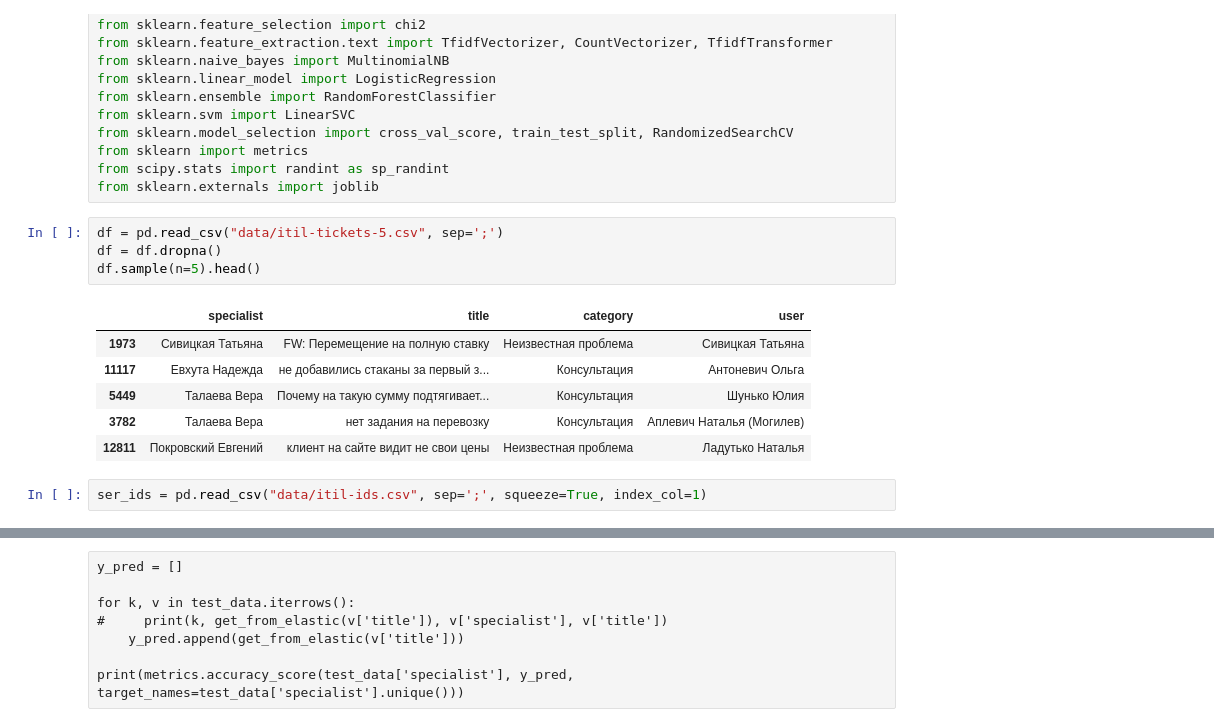
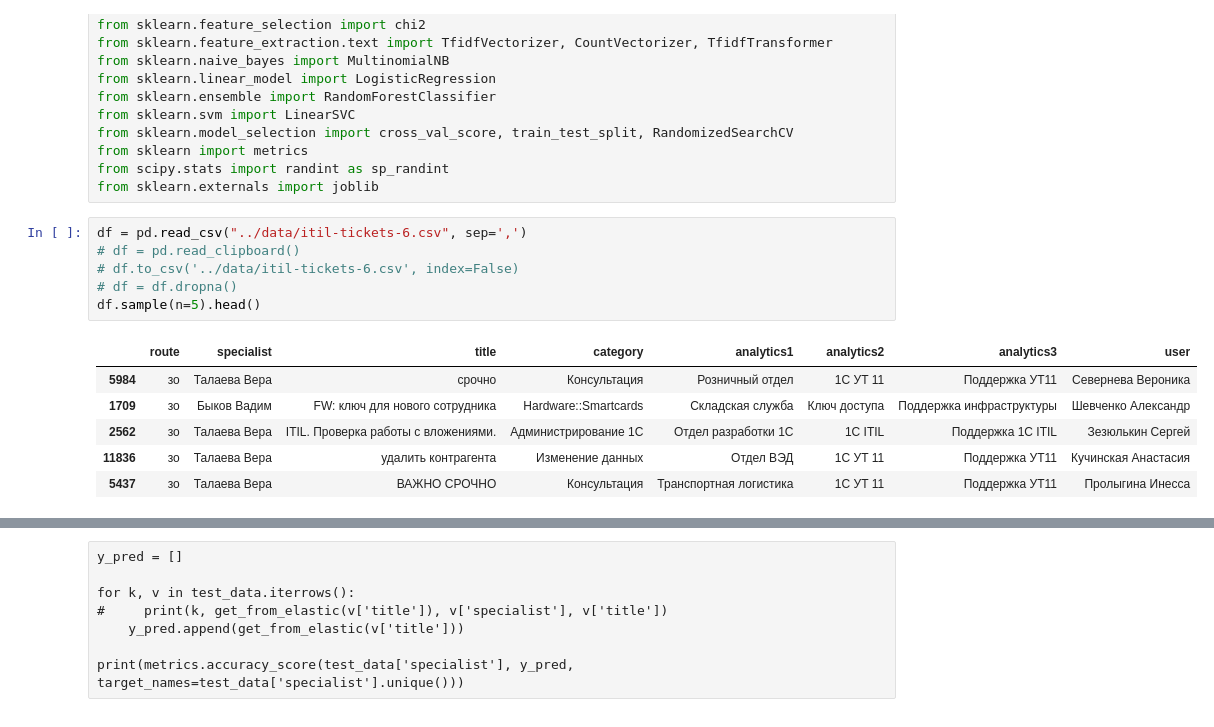
Before and after one commit to Okbps/itil-flask, a Jupyter notebook: notebooks/itil-classifier-2.ipynb, the cells around one changed output, grey strips where cells are left out. Saved outputs shown, nothing was run; the diff lists cells and outputs as text.

```diff
--- a/notebooks/itil-classifier-2.ipynb
+++ b/notebooks/itil-classifier-2.ipynb
@@ -29,18 +29,18 @@ from sklearn import metrics
 from scipy.stats import randint as sp_randint
 from sklearn.externals import joblib
 # %%
-df = pd.read_csv("data/itil-tickets-5.csv", sep=';')
-df = df.dropna()
+df = pd.read_csv("../data/itil-tickets-6.csv", sep=',')
+# df = pd.read_clipboard()
+# df.to_csv('../data/itil-tickets-6.csv', index=False)
+# df = df.dropna()
 df.sample(n=5).head()
 # %% [output]
-|  | specialist | title | category | user |
-| 1973 | Сивицкая Татьяна | FW: Перемещение на полную ставку | Неизвестная проблема | Сивицкая Татьяна |
-| 11117 | Евхута Надежда | не добавились стаканы за первый з... | Консультация | Антоневич Ольга |
-| 5449 | Талаева Вера | Почему на такую сумму подтягивает... | Консультация | Шунько Юлия |
-| 3782 | Талаева Вера | нет задания на перевозку | Консультация | Аплевич Наталья (Могилев) |
-| 12811 | Покровский Евгений | клиент на сайте видит не свои цены | Неизвестная проблема | Ладутько Наталья |
+|  | route | specialist | title | category | analytics1 | analytics2 | analytics3 | user |
+| 5984 | зо | Талаева Вера | срочно | Консультация | Розничный отдел | 1С УТ 11 | Поддержка УТ11 | Севернева Вероника |
+| 1709 | зо | Быков Вадим | FW: ключ для нового сотрудника | Hardware::Smartcards | Складская служба | Ключ доступа | Поддержка инфраструктуры | Шевченко Александр |
+| 2562 | зо | Талаева Вера | ITIL. Проверка работы с вложениями. | Администрирование 1С | Отдел разработки 1С | 1С ITIL | Поддержка 1C ITIL | Зезюлькин Сергей |
+| 11836 | зо | Талаева Вера | удалить контрагента | Изменение данных | Отдел ВЭД | 1С УТ 11 | Поддержка УТ11 | Кучинская Анастасия |
+| 5437 | зо | Талаева Вера | ВАЖНО СРОЧНО | Консультация | Транспортная логистика | 1С УТ 11 | Поддержка УТ11 | Пролыгина Инесса |
-# %%
-ser_ids = pd.read_csv("data/itil-ids.csv", sep=';', squeeze=True, index_col=1)
 # %%
 train_data, test_data = train_test_split(df, test_size=0.2, random_state=42)
 train_data.head()
```
Also changed, not shown: parts of 11 cells of this notebook.
